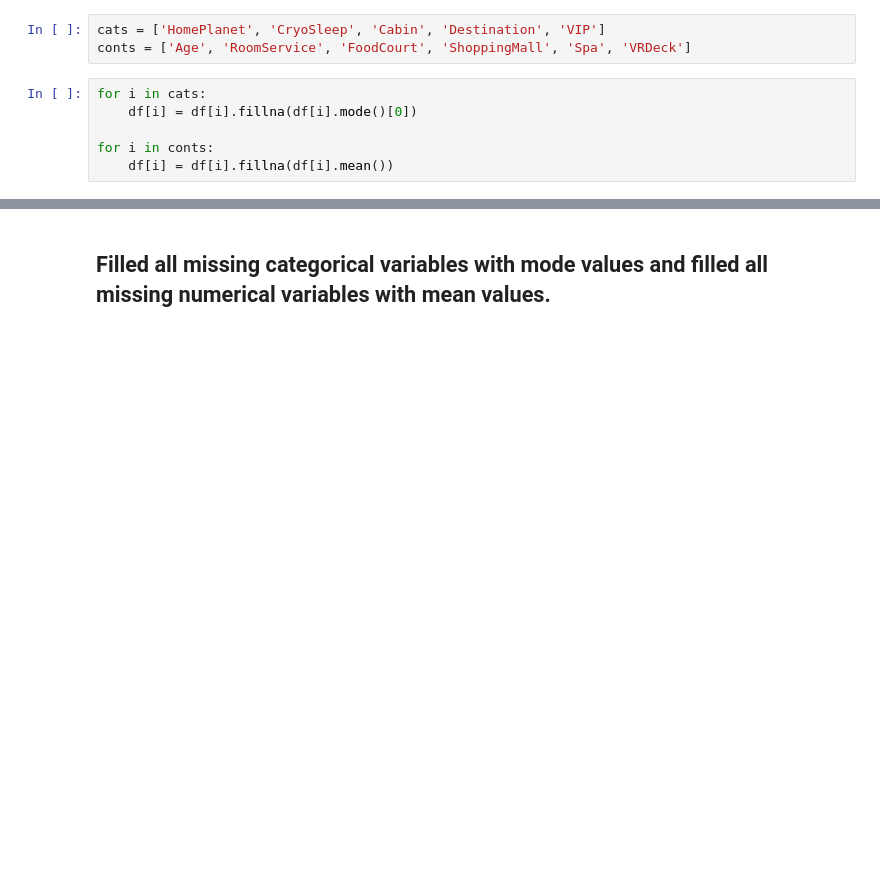
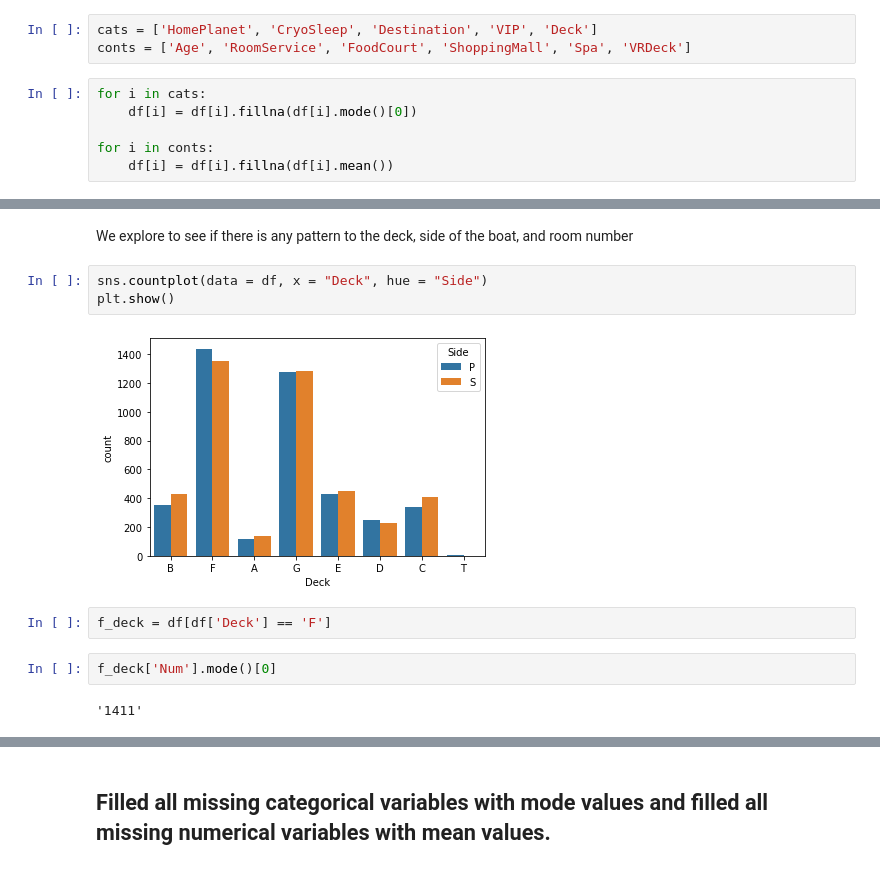
Before and after one commit to jacobgipson12/Spaceship-Titanic, a Jupyter notebook: Spaceship_Titanic.ipynb, the cells around one changed output, grey strips where cells are left out. Cells and saved outputs as stored; diff of their text form; blank space fills up the shorter version.

```diff
--- a/Spaceship_Titanic.ipynb
+++ b/Spaceship_Titanic.ipynb
@@ -157,5 +138,5 @@ df.head(60)
 # %%
-cats = ['HomePlanet', 'CryoSleep', 'Cabin', 'Destination', 'VIP']
+cats = ['HomePlanet', 'CryoSleep', 'Destination', 'VIP', 'Deck']
 conts = ['Age', 'RoomService', 'FoodCourt', 'ShoppingMall', 'Spa', 'VRDeck']
 # %%
 for i in cats:
@@ -185,0 +188,13 @@ memory usage: 772.6+ KB
+# %% [markdown]
+We explore to see if there is any pattern to the deck, side of the boat, and room number
+# %%
+sns.countplot(data = df, x = "Deck", hue = "Side")
+plt.show()
+# %% [output]
+[figure, added]
+# %%
+f_deck = df[df['Deck'] == 'F']
+# %%
+f_deck['Num'].mode()[0]
+# %% [output]
+'1411'
```
Also changed, not shown: parts of 66 cells of this notebook.
